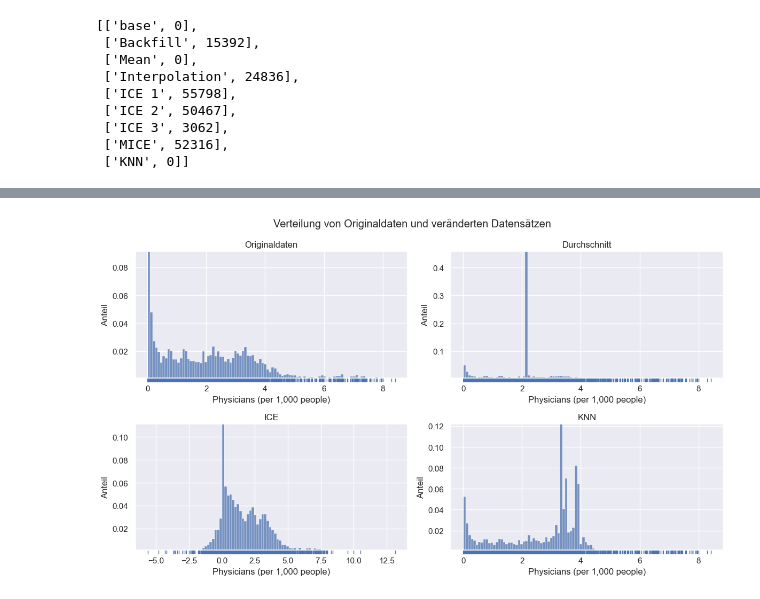
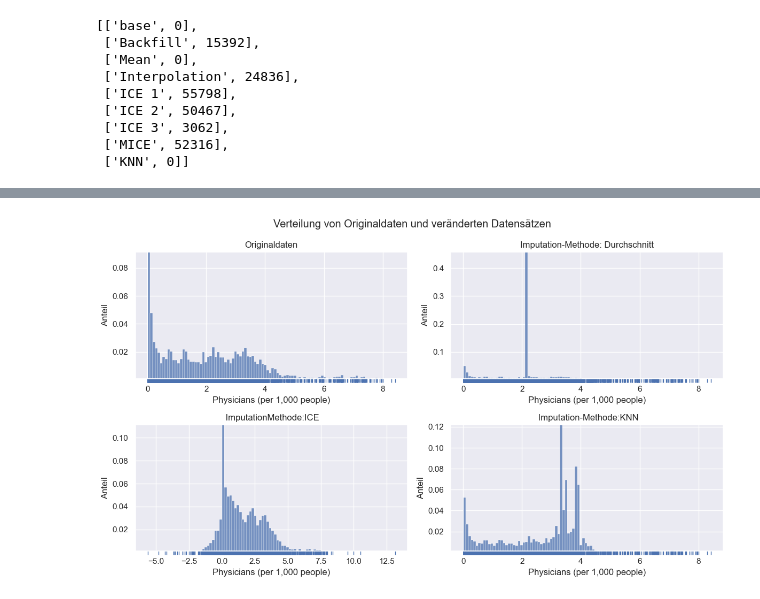
Before and after one commit to MarieFlatow/BA_weltbank, a Jupyter notebook: 06_evaluating_imputed_sets.ipynb, the cells around one changed output, grey strips where cells are left out. Drawn from its saved outputs; the diff is of its cells as text; code cells hidden in the pictures.

```diff
--- a/06_evaluating_imputed_sets.ipynb
+++ b/06_evaluating_imputed_sets.ipynb
@@ -68,19 +68,19 @@ ax1.set_xlabel(x)
 
 sns.histplot(data=df_mean.stack(), bins=200, stat='proportion', legend=False, ax=ax2)
 sns.rugplot(data=df_mean.stack(), height=-.03, clip_on=False, ax=ax2)
-ax2.set_title('Durchschnitt')
+ax2.set_title('Imputation-Methode: Durchschnitt')
 ax2.set_ylabel('Anteil')
 ax2.set_xlabel(x)
 
 sns.histplot(data=df_ice3.stack(), bins=200, stat='proportion', legend=False, ax=ax3)
 sns.rugplot(data=df_ice3.stack(), height=-.03, clip_on=False, ax=ax3)
-ax3.set_title('ICE')
+ax3.set_title('Imputation-Methode: ICE')
 ax3.set_ylabel('Anteil')
 ax3.set_xlabel(x)
 
 sns.histplot(data=df_knn.stack(), bins=200, stat='proportion', legend=False, ax=ax4)
 sns.rugplot(data=df_knn.stack(), height=-.03, clip_on=False, ax=ax4)
-ax4.set_title('KNN')
+ax4.set_title('Imputation-Methode: KNN')
 ax4.set_ylabel('Anteil')
 ax4.set_xlabel(x)
 
@@ -99,34 +99,34 @@ df_ice3 = ice3.loc[ice3['Indicator Name']==x].set_index(['Country Name', 'Indica
 df_knn = knn.loc[knn['Indicator Name']==x].set_index(['Country Name', 'Indicator Name'])
 
 fig, ((ax1, ax2), (ax3, ax4)) = plt.subplots(figsize=(12, 7), nrows=2, ncols=2)
 
 
 sns.histplot(data=df_base.stack(), bins=100, stat='proportion', legend=False, ax=ax1)
 sns.rugplot(data=df_base.stack(), height=-.03, clip_on=False,  ax=ax1)
 ax1.set_title('Originaldaten')
 ax1.set_ylabel('Anteil')
 ax1.set_xlabel(x)
 
 sns.histplot(data=df_mean.stack(), bins=100, stat='proportion', legend=False, ax=ax2)
 sns.rugplot(data=df_mean.stack(), height=-.03, clip_on=False, ax=ax2)
-ax2.set_title('Durchschnitt')
+ax2.set_title('Imputation-Methode: Durchschnitt')
 ax2.set_ylabel('Anteil')
 ax2.set_xlabel(x)
 
 sns.histplot(data=df_ice3.stack(), bins=100, stat='proportion', legend=False, ax=ax3)
 sns.rugplot(data=df_ice3.stack(), height=-.03, clip_on=False, ax=ax3)
-ax3.set_title('ICE')
+ax3.set_title(' ImputationMethode:ICE')
 ax3.set_ylabel('Anteil')
 ax3.set_xlabel(x)
 
 sns.histplot(data=df_knn.stack(), bins=100, stat='proportion', legend=False, ax=ax4)
 sns.rugplot(data=df_knn.stack(), height=-.03, clip_on=False, ax=ax4)
-ax4.set_title('KNN')
+ax4.set_title(' Imputation-Methode:KNN')
 ax4.set_ylabel('Anteil')
 ax4.set_xlabel(x)
 
 plt.suptitle('Verteilung von Originaldaten und veränderten Datensätzen')
 plt.tight_layout()
 plt.savefig('figures/density_phyicians')
 # %% [output]
-[figure, old version]
+[figure, new version]
```
Also changed, not shown: parts of 8 cells of this notebook, 3 other files.
